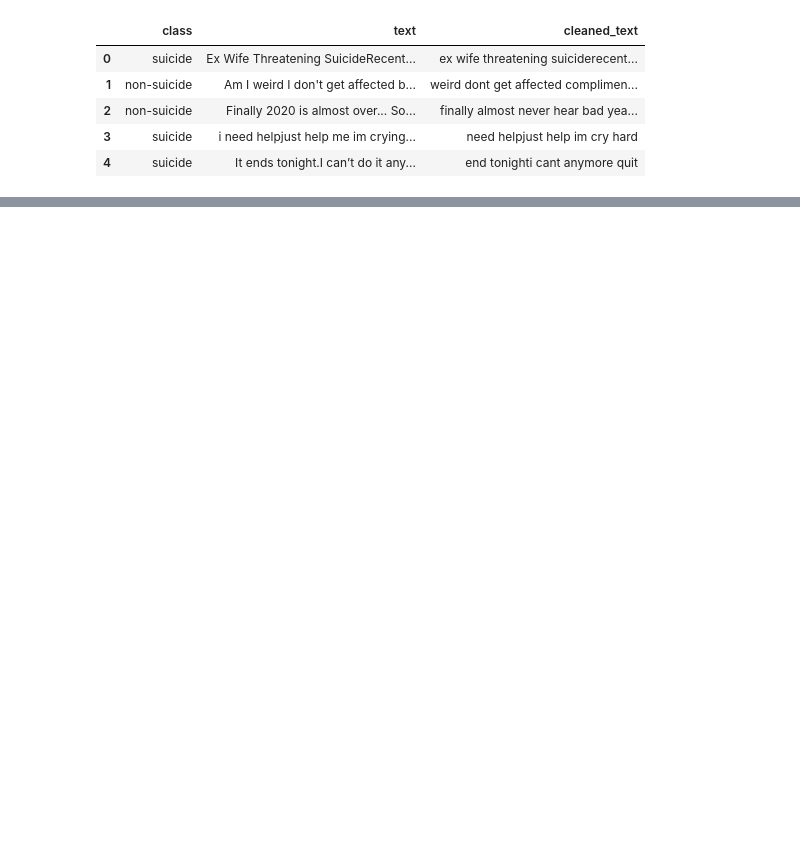
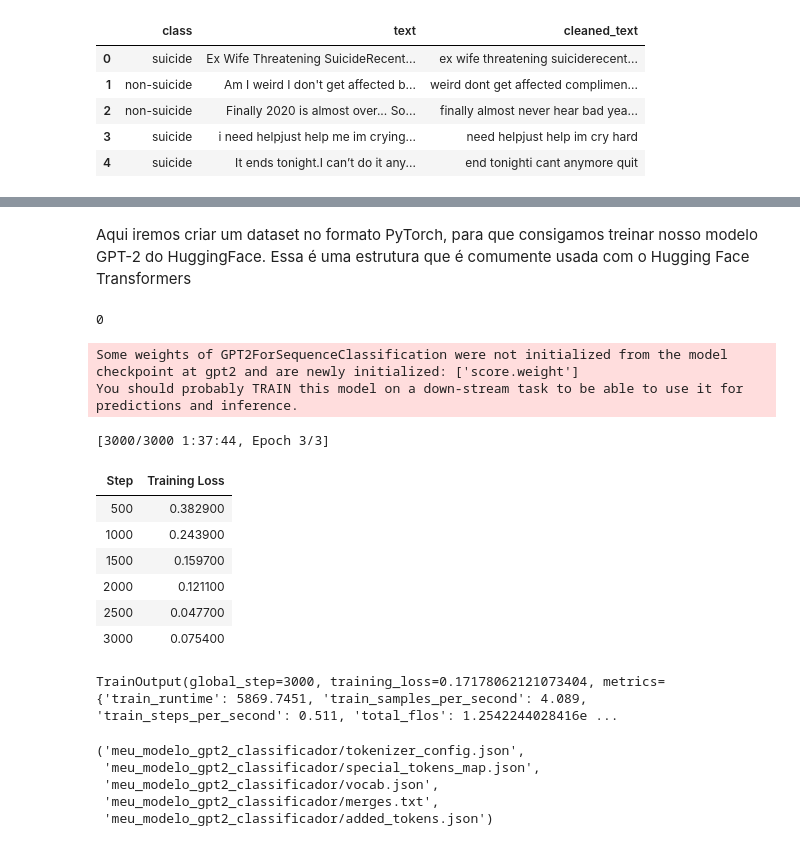
Before and after one commit to LeoTortega/Suicide-Text-Classification-GPT, a Jupyter notebook: Suicide_Text_Classification_GPT.ipynb, the cells around one changed output, grey strips where cells are left out. Cells and saved outputs as stored; diff of their text form; code cells hidden in the pictures; blank space fills up the shorter version.

```diff
--- a/Suicide_Text_Classification_GPT.ipynb
+++ b/Suicide_Text_Classification_GPT.ipynb
@@ -92,0 +114,11 @@ df.head()
+# %%
+# Carregar o tokenizer do GPT-2
+tokenizer = GPT2Tokenizer.from_pretrained('gpt2')
+# Reutilizar o eos_token como pad_token
+tokenizer.pad_token = tokenizer.eos_token
+
+# Tokenizar o texto de treino
+train_encodings = tokenizer(list(x_train), truncation=True, padding=True)
+test_encodings = tokenizer(list(x_test), truncation=True, padding=True)
+# %% [markdown]
+Aqui iremos criar um dataset no formato PyTorch, para que consigamos treinar nosso modelo GPT-2 do HuggingFace. Essa é uma estrutura que é comumente usada com o Hugging Face Transformers
@@ -92,0 +145,63 @@ df.head()
+# %%
+# Criando dataset de treino e teste
+train_dataset = SuicideDataset(train_encodings, y_train.tolist())
+test_dataset = SuicideDataset(test_encodings, y_test.tolist())
+# %%
+# Limpando dados desnecessários da memoria
+del train_encodings
+del test_encodings
+gc.collect()
+# %% [output]
+0
+# %%
+from transformers import GPT2ForSequenceClassification, Trainer, TrainingArguments
+
+# Carregar o modelo GPT-2 para classificação de sequência
+model = GPT2ForSequenceClassification.from_pretrained('gpt2', num_labels=2)
+
+# Definir um token de preenchimento
+model.config.pad_token_id = tokenizer.eos_token_id  # Use o token de fim de sequência como token de preenchimento
+
+# Definir os argumentos de treinamento
+training_args = TrainingArguments(
+    output_dir='./results',
+    num_train_epochs=3,
+    per_device_train_batch_size=8,
+    per_device_eval_batch_size=8,
+    warmup_steps=500,
+    weight_decay=0.01,
+    logging_dir='./logs',
+)
+
+# Criar o objeto Trainer
+trainer = Trainer(
+    model=model,
+    args=training_args,
+    train_dataset=train_dataset,
+    eval_dataset=test_dataset
+)
+
+# Treinar o modelo
+trainer.train()
+# %% [output]
+Some weights of GPT2ForSequenceClassification were not initialized from the model checkpoint at gpt2 and are newly initialized: ['score.weight']
+You should probably TRAIN this model on a down-stream task to be able to use it for predictions and inference.
+[3000/3000 1:37:44, Epoch 3/3]
+| Step | Training Loss |
+| 500 | 0.382900 |
+| 1000 | 0.243900 |
+| 1500 | 0.159700 |
+| 2000 | 0.121100 |
+| 2500 | 0.047700 |
+| 3000 | 0.075400 |
+TrainOutput(global_step=3000, training_loss=0.17178062121073404, metrics={'train_runtime': 5869.7451, 'train_samples_per_second': 4.089, 'train_steps_per_second': 0.511, 'total_flos': 1.2542244028416e ...
+# %%
+# Salvar modelo e tokenizer no Colab
+model.save_pretrained("meu_modelo_gpt2_classificador")
+tokenizer.save_pretrained("meu_modelo_gpt2_classificador")
+# %% [output]
+('meu_modelo_gpt2_classificador/tokenizer_config.json',
+ 'meu_modelo_gpt2_classificador/special_tokens_map.json',
+ 'meu_modelo_gpt2_classificador/vocab.json',
+ 'meu_modelo_gpt2_classificador/merges.txt',
+ 'meu_modelo_gpt2_classificador/added_tokens.json')
```
Also changed, not shown: parts of 14 cells of this notebook.
